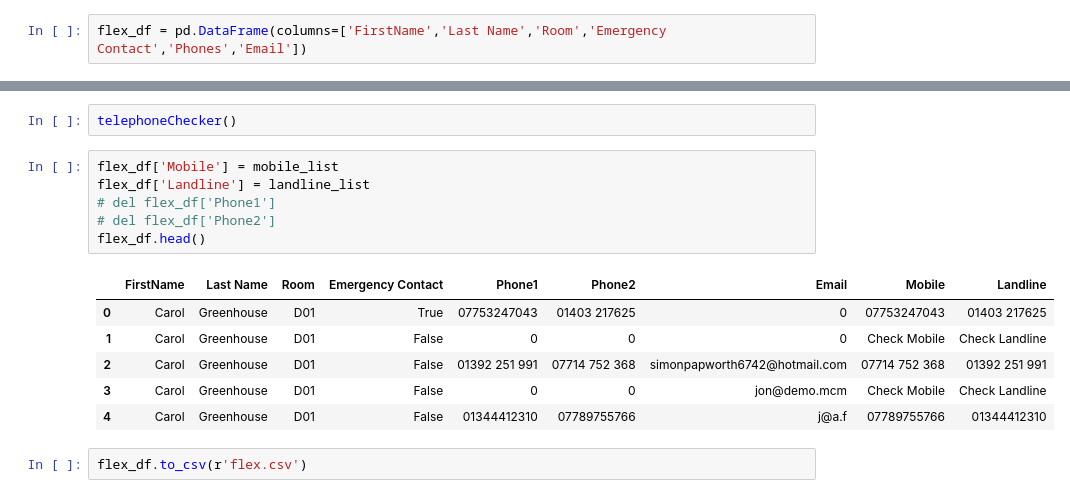
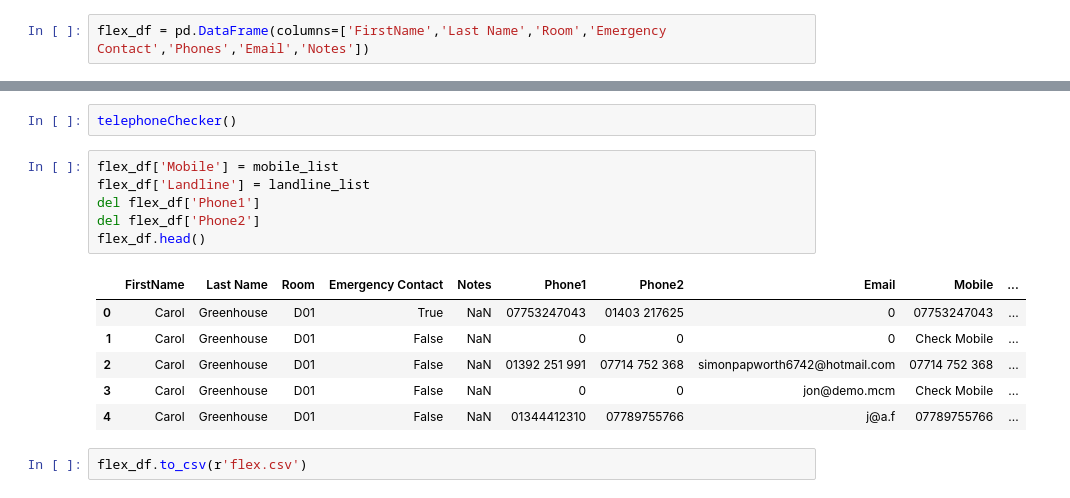
Before and after one commit to thunderbait/pcs-flex-adapter, a Jupyter notebook: Untitled1.ipynb, the cells around one changed output, grey strips where cells are left out. Drawn from its saved outputs; the diff is of its cells as text.

```diff
--- a/Untitled1.ipynb
+++ b/Untitled1.ipynb
@@ -50,7 +50,7 @@ def getUserInformation():
 # %%
 getUserInformation()
 # %%
-flex_df = pd.DataFrame(columns=['FirstName','Last Name','Room','Emergency Contact','Phones','Email'])
+flex_df = pd.DataFrame(columns=['FirstName','Last Name','Room','Emergency Contact','Phones','Email','Notes'])
 # %%
 flex_df['FirstName'] = firstNames
 flex_df['Last Name'] = lastNames
@@ -195,15 +195,15 @@ telephoneChecker()
 # %%
 flex_df['Mobile'] = mobile_list
 flex_df['Landline'] = landline_list
-# del flex_df['Phone1']
-# del flex_df['Phone2']
+del flex_df['Phone1']
+del flex_df['Phone2']
 flex_df.head()
 # %% [output]
-|  | FirstName | Last Name | Room | Emergency Contact | Phone1 | Phone2 | Email | Mobile | Landline |
-| 0 | Carol | Greenhouse | D01 | True | 07753247043 | 01403 217625 | 0 | 07753247043 | 01403 217625 |
-| 1 | Carol | Greenhouse | D01 | False | 0 | 0 | 0 | Check Mobile | Check Landline |
-| 2 | Carol | Greenhouse | D01 | False | 01392 251 991 | 07714 752 368 | simonpapworth6742@hotmail.com | 07714 752 368 | 01392 251 991 |
-| 3 | Carol | Greenhouse | D01 | False | 0 | 0 | jon@demo.mcm | Check Mobile | Check Landline |
-| 4 | Carol | Greenhouse | D01 | False | 01344412310 | 07789755766 | j@a.f | 07789755766 | 01344412310 |
+|  | FirstName | Last Name | Room | Emergency Contact | Notes | Phone1 | Phone2 | Email | Mobile | ... |
+| 0 | Carol | Greenhouse | D01 | True | NaN | 07753247043 | 01403 217625 | 0 | 07753247043 | ... |
+| 1 | Carol | Greenhouse | D01 | False | NaN | 0 | 0 | 0 | Check Mobile | ... |
+| 2 | Carol | Greenhouse | D01 | False | NaN | 01392 251 991 | 07714 752 368 | simonpapworth6742@hotmail.com | 07714 752 368 | ... |
+| 3 | Carol | Greenhouse | D01 | False | NaN | 0 | 0 | jon@demo.mcm | Check Mobile | ... |
+| 4 | Carol | Greenhouse | D01 | False | NaN | 01344412310 | 07789755766 | j@a.f | 07789755766 | ... |
 # %%
 flex_df.to_csv(r'flex.csv')
```
Also changed, not shown: parts of 4 cells of this notebook, 1 other file.
